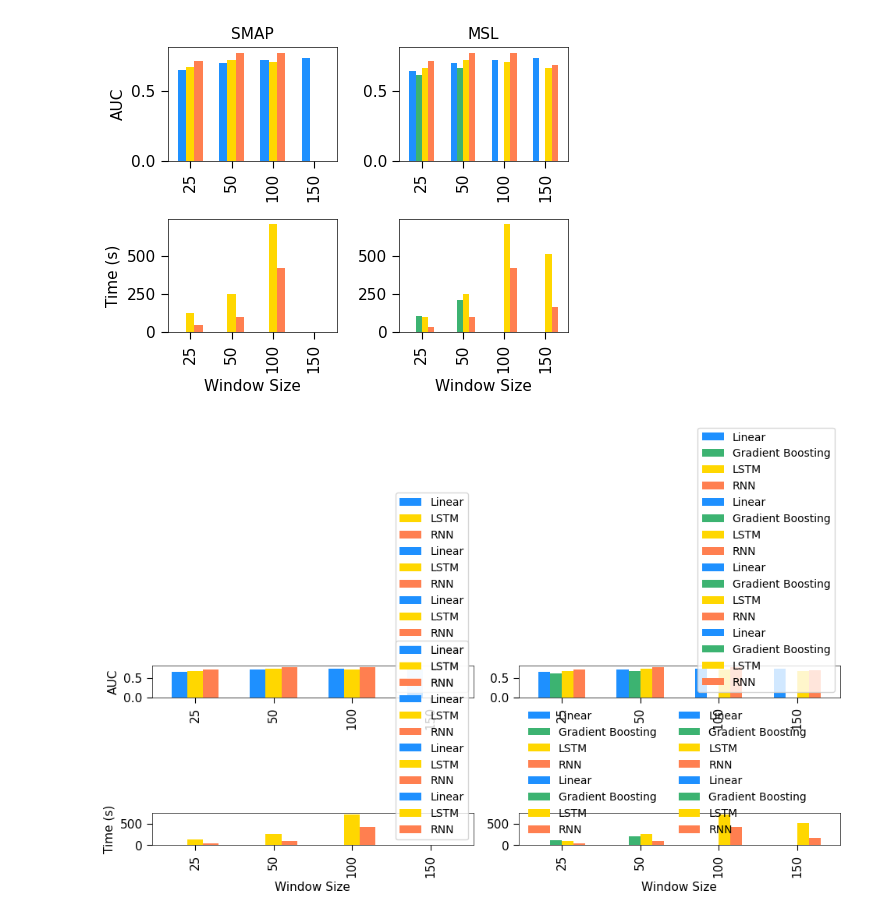
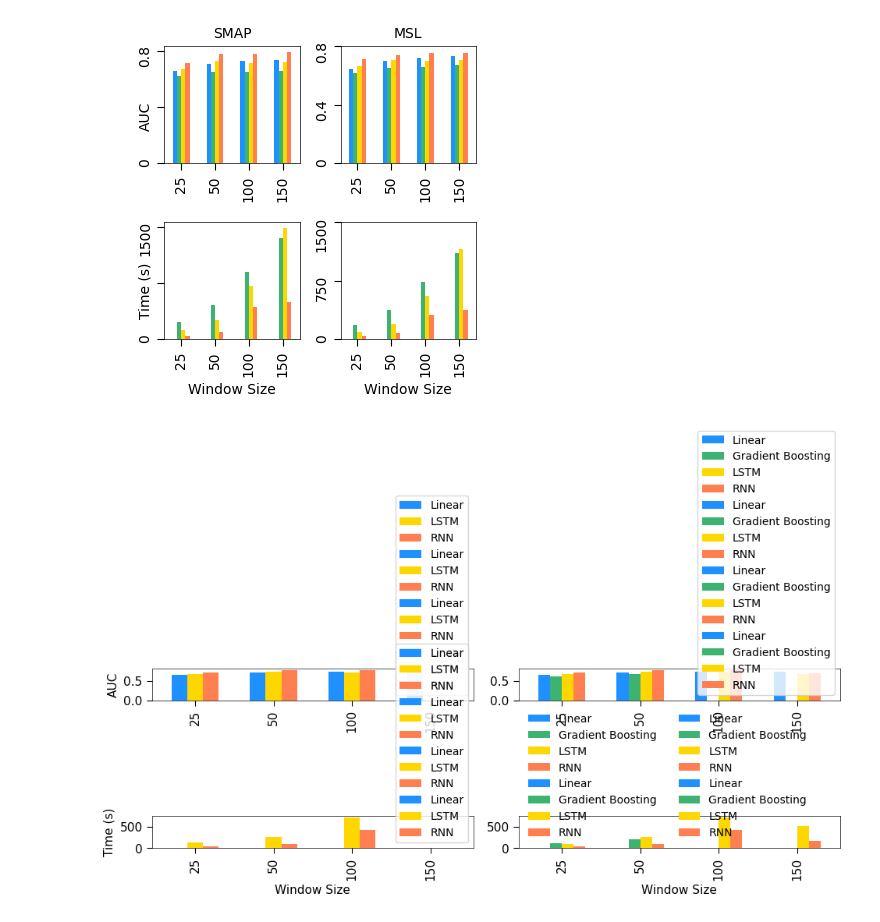
Before and after one commit to yzhang511/TimeInf, a Jupyter notebook: icml_plots/Fig4.ipynb, the cells around one changed output. Cells and saved outputs as stored; diff of their text form; code cells hidden in the pictures.

Commit message:
updated model agnosticity plot

```diff
--- a/icml_plots/Fig4.ipynb
+++ b/icml_plots/Fig4.ipynb
@@ -8,7 +8,7 @@ import matplotlib.pyplot as plt
 %matplotlib inline
 plt.rc("figure", dpi=100)
 SMALL_SIZE = 10
-BIGGER_SIZE = 11
+BIGGER_SIZE = 10
 plt.rc('font', size=BIGGER_SIZE)
 plt.rc('axes', titlesize=BIGGER_SIZE)
 plt.rc('axes', labelsize=BIGGER_SIZE)
@@ -42,7 +38,7 @@ grouped_df
 # %%
 colors = ['dodgerblue', "mediumseagreen", 'gold', 'coral']
 
-fig, axes = plt.subplots(2, 2, figsize=(5,4))
+fig, axes = plt.subplots(2, 2, figsize=(4,4))
 for i, metric in enumerate(metrics):
     dataframes = []
     for j, dataset in enumerate(["SMAP", "MSL"]):
@@ -51,52 +47,55 @@ for i, metric in enumerate(metrics):
             for filename in os.listdir(path):
                 if filename.split("_")[1] == "InfluenceFunctionDetector":
                     try:
                         detector_name = "Influence Function"
                         df = pd.read_csv(path/f'{dataset}_InfluenceFunctionDetector_results.csv')
                         df['Window_Size'] = win_size
                         df['Detector'] = detector_name
                         dataframes.append(df)
                     except:
                         pass
                 elif filename.split("_")[1] == "NonparametricInfluenceFunctionDetector":
                     try:
                         detector_name = filename.split("_")[2]
                         df = pd.read_csv(path/f'{dataset}_NonparametricInfluenceFunctionDetector_{detector_name}_results.csv')
                         df['Window_Size'] = win_size
                         df['Detector'] = detector_name
                         dataframes.append(df)
                     except:
                         pass
                 else:
                     try:
                         detector_name = filename.split("_")[2]
                         df = pd.read_csv(path/f'{dataset}_BlackBoxInfluenceFunctionDetector_{detector_name}_results.csv')
                         df['Window_Size'] = win_size
                         df['Detector'] = detector_name
                         dataframes.append(df)
                     except:
                         pass
-            combined_df = pd.concat(dataframes)
-            grouped_df = combined_df.groupby(['Window_Size', 'Detector'])[metric].mean().unstack()
-            if 'GradientBoosting' in grouped_df.columns:
-                grouped_df.columns = ["Gradient Boosting", "Influence Function", "LSTM", "RNN"]
-                grouped_df = grouped_df.reindex(columns=["Influence Function", "Gradient Boosting", "LSTM", "RNN"])
-                colors = ['dodgerblue', "mediumseagreen", 'gold', 'coral']
-            else:
-                grouped_df.columns = ["Influence Function", "LSTM", "RNN"]
-                grouped_df = grouped_df.reindex(columns=["Influence Function", "LSTM", "RNN"])
-                colors = ['dodgerblue', 'gold', 'coral']
-            grouped_df.plot(kind='bar', ax=axes[i,j], color=colors, width=0.6)
-            axes[0,j].set_xlabel("")
-            axes[1,j].set_xlabel("Window Size")
-            axes[0,0].set_ylabel("AUC")
-            axes[1,0].set_ylabel("Time (s)")
-            axes[i,j].legend("", frameon=False)
-            axes[0,j].set_title(dataset)
+        combined_df = pd.concat(dataframes)
+        grouped_df = combined_df.groupby(['Window_Size', 'Detector'])[metric].mean().unstack()
+        # print(grouped_df)
+        if 'GradientBoosting' in grouped_df.columns:
+            grouped_df.columns = ["Gradient Boosting", "Influence Function", "LSTM", "RNN"]
+            grouped_df = grouped_df.reindex(columns=["Influence Function", "Gradient Boosting", "LSTM", "RNN"])
+            colors = ['dodgerblue', "mediumseagreen", 'gold', 'coral']
+        else:
+            grouped_df.columns = ["Influence Function", "LSTM", "RNN"]
+            grouped_df = grouped_df.reindex(columns=["Influence Function", "LSTM", "RNN"])
+            colors = ['dodgerblue', 'gold', 'coral']
+        grouped_df.plot(kind='bar', ax=axes[i,j], color=colors, width=0.5)
+        axes[0,j].set_xlabel("")
+        axes[1,j].set_xlabel("Window Size")
+        axes[0,0].set_yticks([0, 0.4, 0.8], [0, "AUC", 0.8], rotation=90)
+        axes[1,0].set_yticks([0, 750, 1500], [0, " \n\nTime (s)", 1500], rotation=90)
+        axes[0,1].set_yticks([0, 0.4, 0.8], [0, 0.4, 0.8], rotation=90)
+        axes[1,1].set_yticks([0, 750, 1500], [0, 750, 1500], rotation=90)
+        axes[i,j].legend("", frameon=False)
+        axes[0,j].set_title(dataset)
 plt.tight_layout()
-plt.savefig("./plots/model_agnosticity.png", dpi=300)
+# plt.savefig("./plots/model_agnosticity.png", dpi=300)
 # %% [output]
-[figure, old version]
+[figure, new version]
 # %%
 colors = ['dodgerblue', "mediumseagreen", 'gold', 'coral']
 
```
Also changed, not shown: parts of 3 cells of this notebook.
